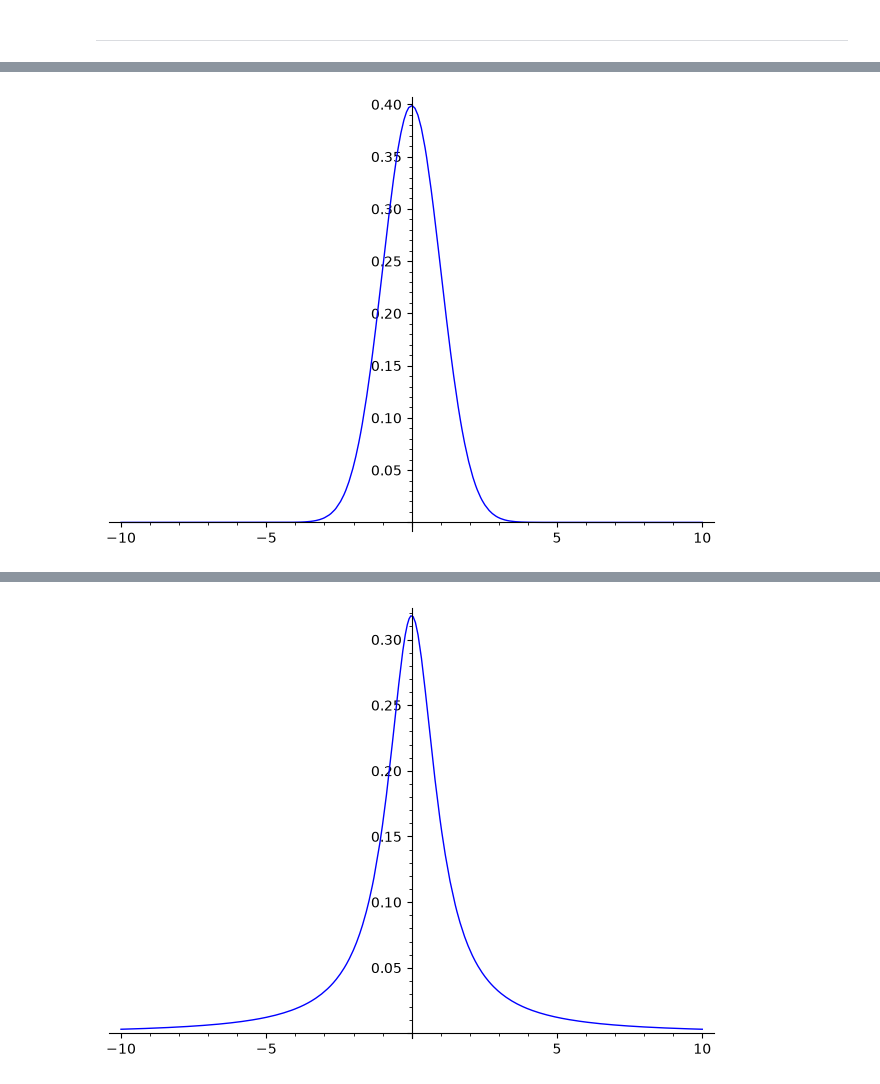
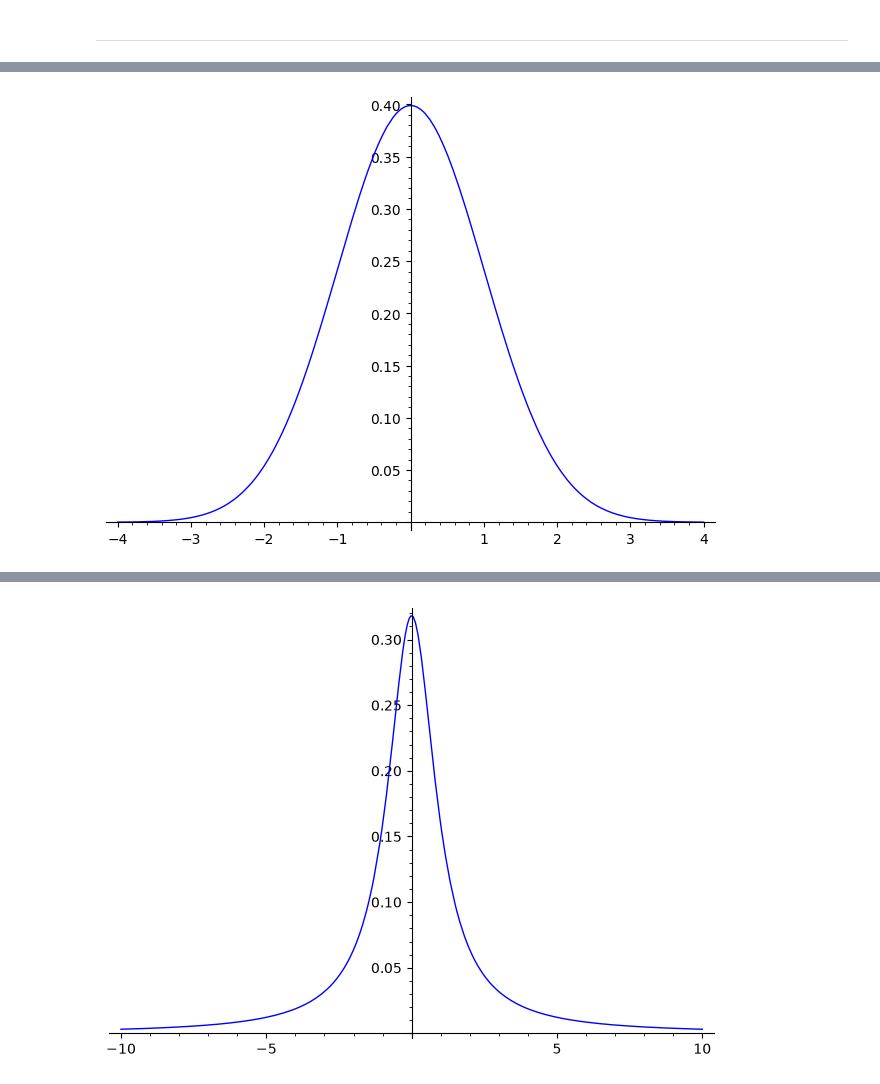
Before and after one commit to anadditivity/lwe-which-error, a Jupyter notebook: 00-first-sage-toy.ipynb, the cells around one changed output, grey strips where cells are left out. Saved outputs shown, nothing was run; the diff lists cells and outputs as text; code cells hidden in the pictures.

```diff
--- a/00-first-sage-toy.ipynb
+++ b/00-first-sage-toy.ipynb
@@ -80,4 +101,4 @@ RealDistribution('uniform', [-1,1]).plot([-10,10])
 # %%
-RealDistribution('gaussian', 1).plot([-10,10])
+RealDistribution('gaussian', 1).plot([-4,4])
 # %% [output]
-[figure, old version]
+[figure, new version]
```
Also changed, not shown: parts of 3 cells of this notebook, 2 other files.
